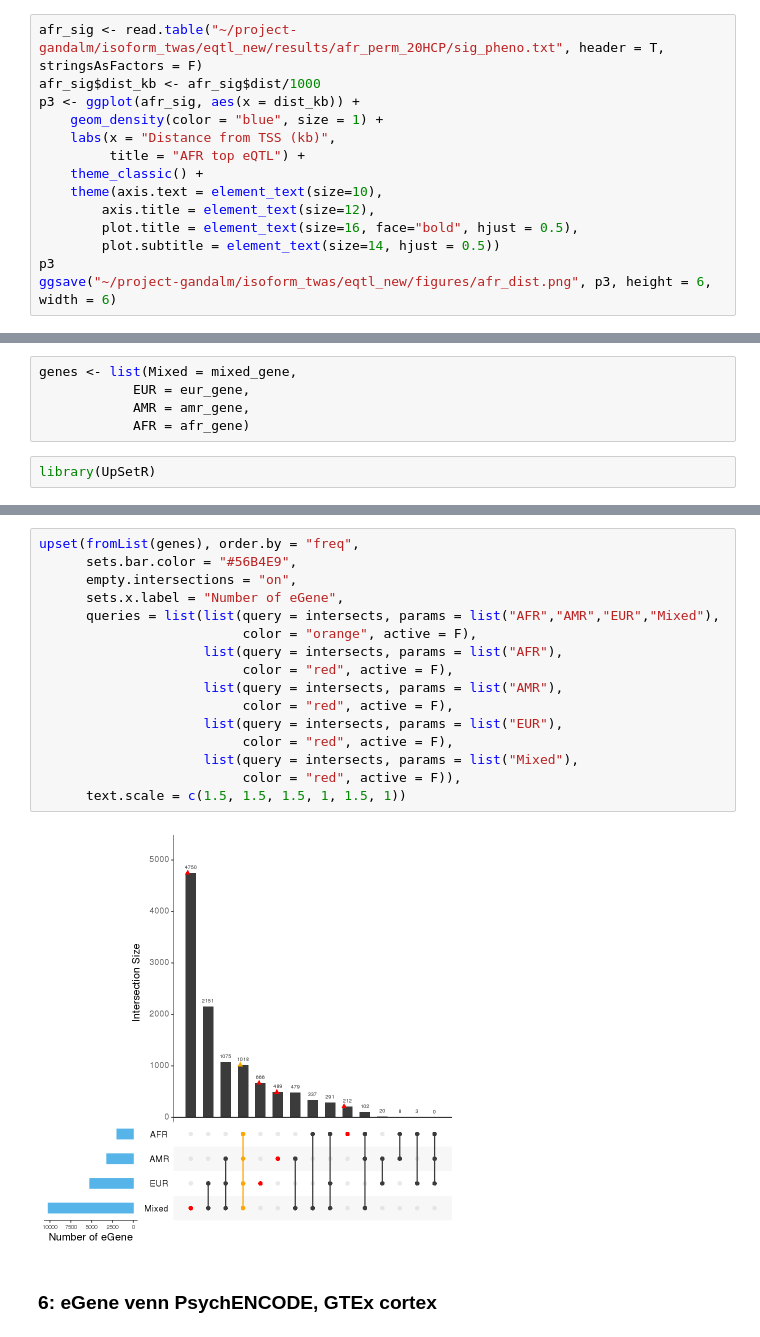
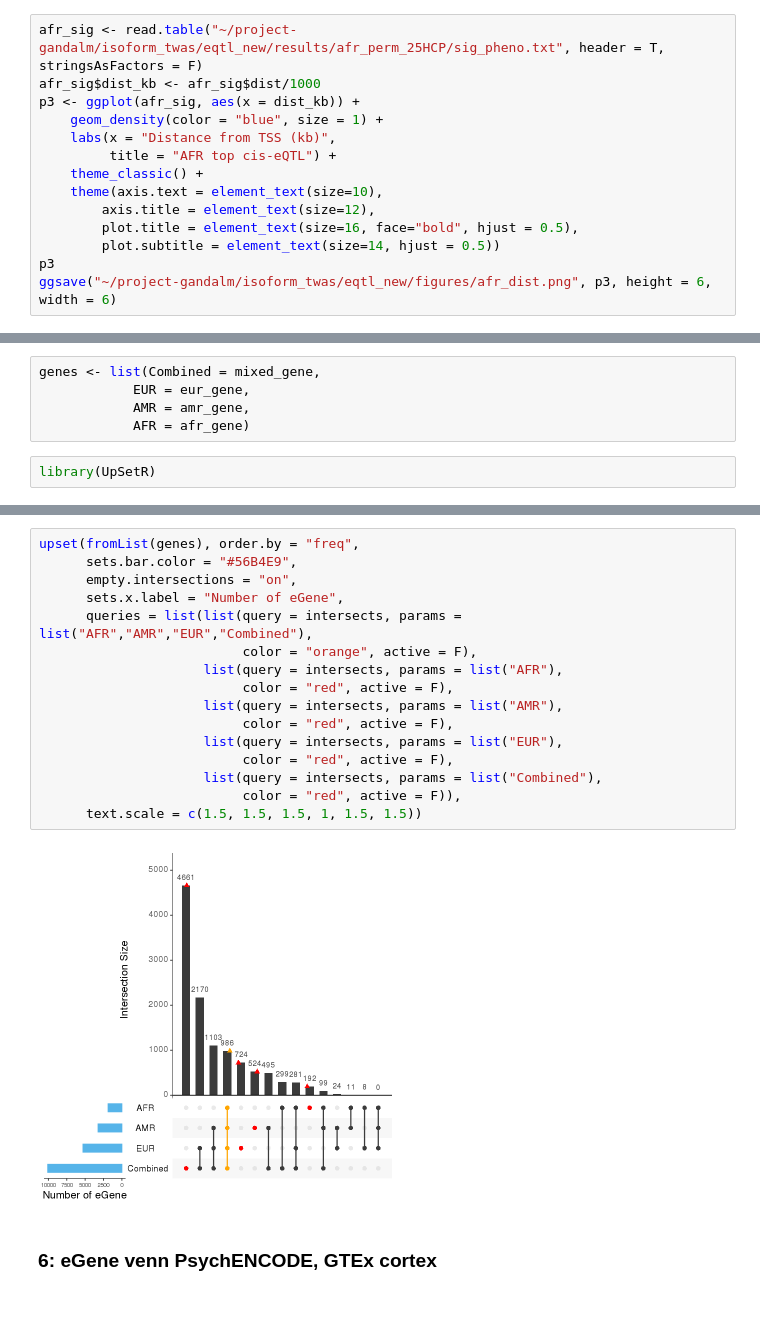
Before and after one commit to gandallab/devBrain_xQTL, a Jupyter notebook: code/04-QTL/cis-eQTL/eqtl_analysis.ipynb, the cells around one changed output, grey strips where cells are left out. Drawn from its saved outputs; the diff is of its cells as text; blank space fills up the shorter version.

```diff
--- a/code/04-QTL/cis-eQTL/eqtl_analysis.ipynb
+++ b/code/04-QTL/cis-eQTL/eqtl_analysis.ipynb
@@ -793,10 +906,10 @@ ggsave("~/project-gandalm/isoform_twas/eqtl_new/figures/amr_dist.png", p2, heigh
 # %%
-afr_sig <- read.table("~/project-gandalm/isoform_twas/eqtl_new/results/afr_perm_20HCP/sig_pheno.txt", header = T, stringsAsFactors = F)
+afr_sig <- read.table("~/project-gandalm/isoform_twas/eqtl_new/results/afr_perm_25HCP/sig_pheno.txt", header = T, stringsAsFactors = F)
 afr_sig$dist_kb <- afr_sig$dist/1000
 p3 <- ggplot(afr_sig, aes(x = dist_kb)) +
     geom_density(color = "blue", size = 1) +
     labs(x = "Distance from TSS (kb)",
-         title = "AFR top eQTL") +
+         title = "AFR top cis-eQTL") +
     theme_classic() +
     theme(axis.text = element_text(size=10),
         axis.title = element_text(size=12),
@@ -814,7 +927,7 @@ eur_gene <- unique(eur_sig$pid)
 amr_gene <- unique(amr_sig$pid)
 afr_gene <- unique(afr_sig$pid)
 # %%
-genes <- list(Mixed = mixed_gene,
+genes <- list(Combined = mixed_gene,
             EUR = eur_gene,
             AMR = amr_gene,
             AFR = afr_gene)
@@ -844,20 +957,20 @@ png
 # %%
 upset(fromList(genes), order.by = "freq",
       sets.bar.color = "#56B4E9",
       empty.intersections = "on",
       sets.x.label = "Number of eGene",
-      queries = list(list(query = intersects, params = list("AFR","AMR","EUR","Mixed"),
+      queries = list(list(query = intersects, params = list("AFR","AMR","EUR","Combined"),
                           color = "orange", active = F),
                      list(query = intersects, params = list("AFR"),
                           color = "red", active = F),
                      list(query = intersects, params = list("AMR"),
                           color = "red", active = F),
                      list(query = intersects, params = list("EUR"),
                           color = "red", active = F),
-                     list(query = intersects, params = list("Mixed"),
+                     list(query = intersects, params = list("Combined"),
                           color = "red", active = F)),
-      text.scale = c(1.5, 1.5, 1.5, 1, 1.5, 1))
+      text.scale = c(1.5, 1.5, 1.5, 1, 1.5, 1.5))
 # %% [output]
-[figure, old version]
+[figure, new version]
 # %% [markdown]
 ### 6: eGene venn PsychENCODE, GTEx cortex
```
Also changed, not shown: parts of 75 cells of this notebook, 45 other files.
